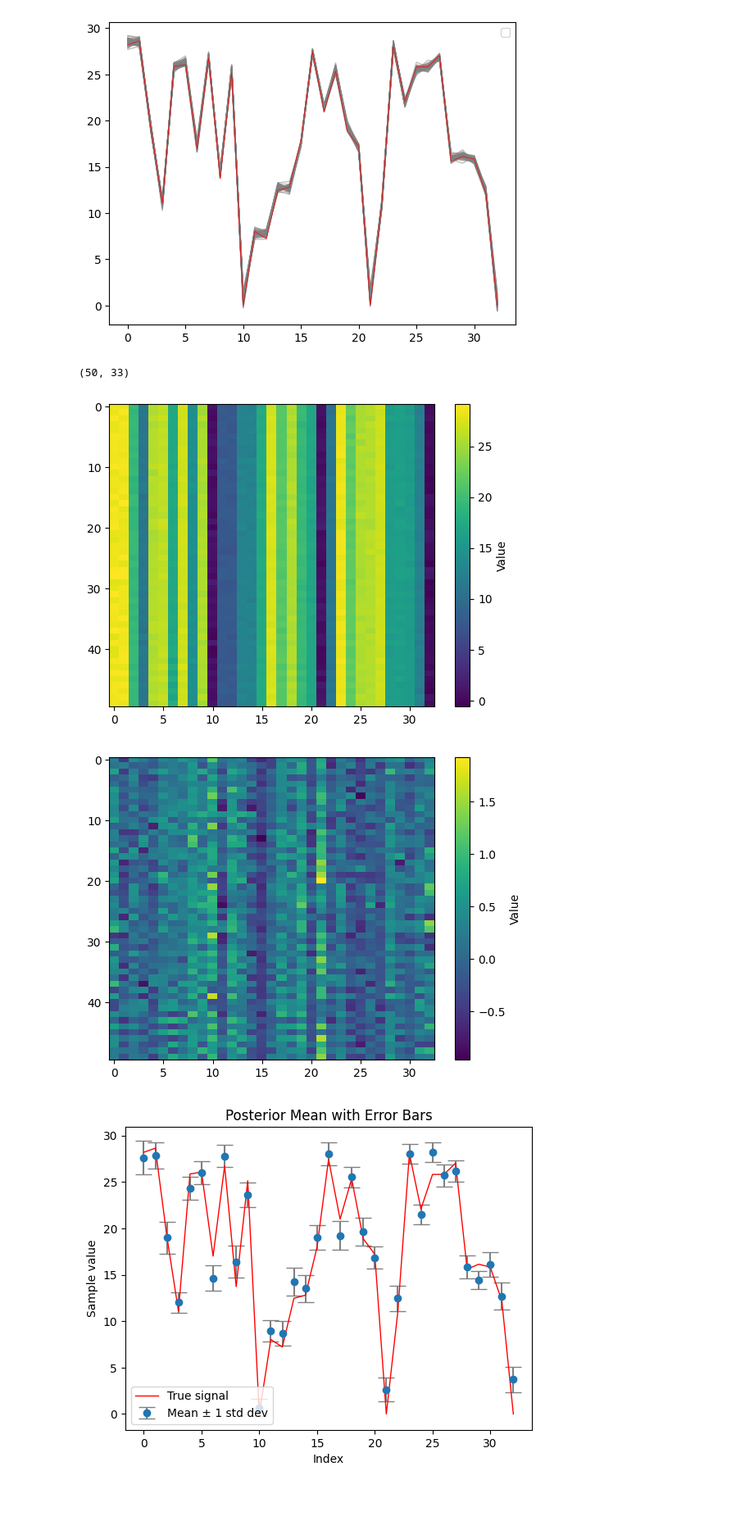
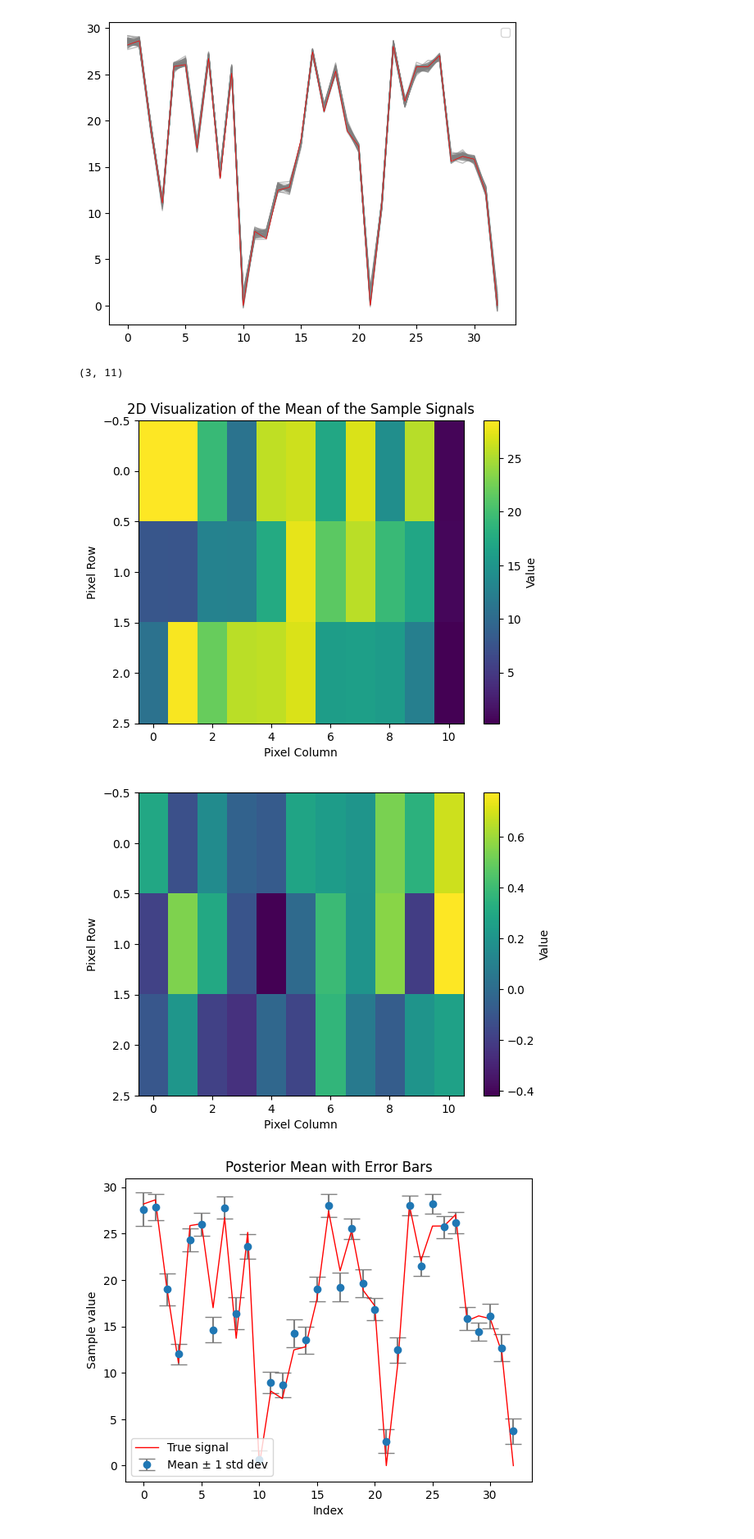
Before and after one commit to Rachel-0420/Toy-Model-for-Field-Level, a Jupyter notebook: SPT-3G_simulation.ipynb, the cells around one changed output. Shown at 82% size. Cells and saved outputs as stored; diff of their text form; code cells hidden in the pictures; blank space fills up the shorter version.

Commit message:
added 2d visualizations

```diff
--- a/SPT-3G_simulation.ipynb
+++ b/SPT-3G_simulation.ipynb
@@ -320,26 +320,30 @@ plt.show()
 [figure]
 [figure]
 [figure]
-# %%
-np.shape(s_samples_1)
-# %% [output]
-(50, 33)
+# %%
+# converting the signals back to N_r * (N_p + 1) arrays
+
+s_mean_1 = s_mean_1.reshape(N_r,N_p+1)
+print(np.shape(s_mean_1))
+# %% [output]
+(3, 11)
 # %%
-plt.imshow(s_samples_1, aspect='auto', cmap='viridis')
+plt.imshow(s_mean_1, aspect='auto', cmap='viridis')
 plt.colorbar(label='Value')
-# plt.xlabel('Pixel Column')
-# plt.ylabel('Pixel Row')
-# plt.title('2D Visualization of Signal')
+plt.xlabel('Pixel Column')
+plt.ylabel('Pixel Row')
+plt.title('2D Visualization of the Mean of the Sample Signals')
 plt.show()
 
-plt.imshow(s_samples_1 - signal, aspect='auto', cmap='viridis')
+plt.imshow(s_mean_1 - signal_org, aspect='auto', cmap='viridis')
 plt.colorbar(label='Value')
-# plt.xlabel('Pixel Column')
-# plt.ylabel('Pixel Row')
+plt.xlabel('Pixel Column')
+plt.ylabel('Pixel Row')
+# plt.title('2D Visualization of the Difference btw the Mean of the Sample Signals and the Original Signal')
 plt.show()
 # %% [output]
-[figure, old version]
+[figure, new version]
-[figure, old version]
+[figure, new version]
 # %%
 s_samples_2 = trace_2.posterior['s'].squeeze().values  # shape: (100, 25)
 s_mean_2 = np.mean(s_samples_2, axis=0)                  # shape: (25,)
```
Also changed, not shown: parts of 2 cells of this notebook.
